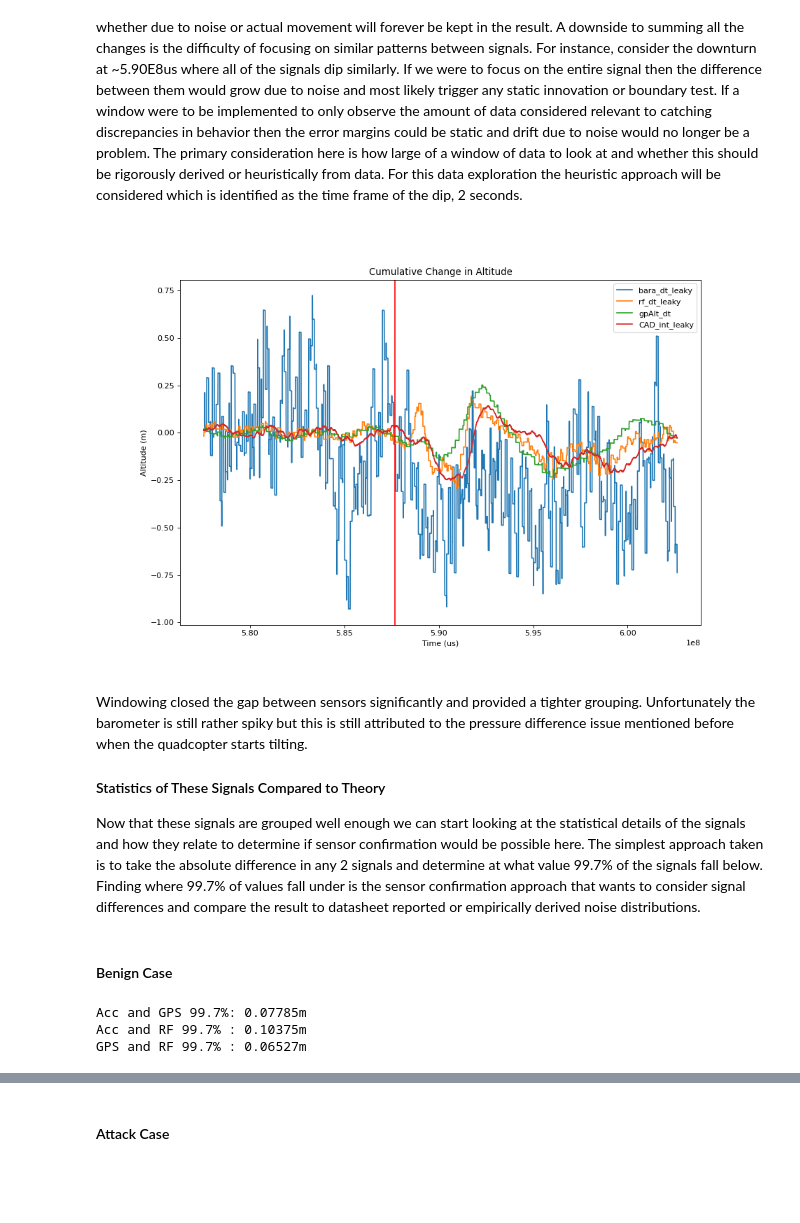
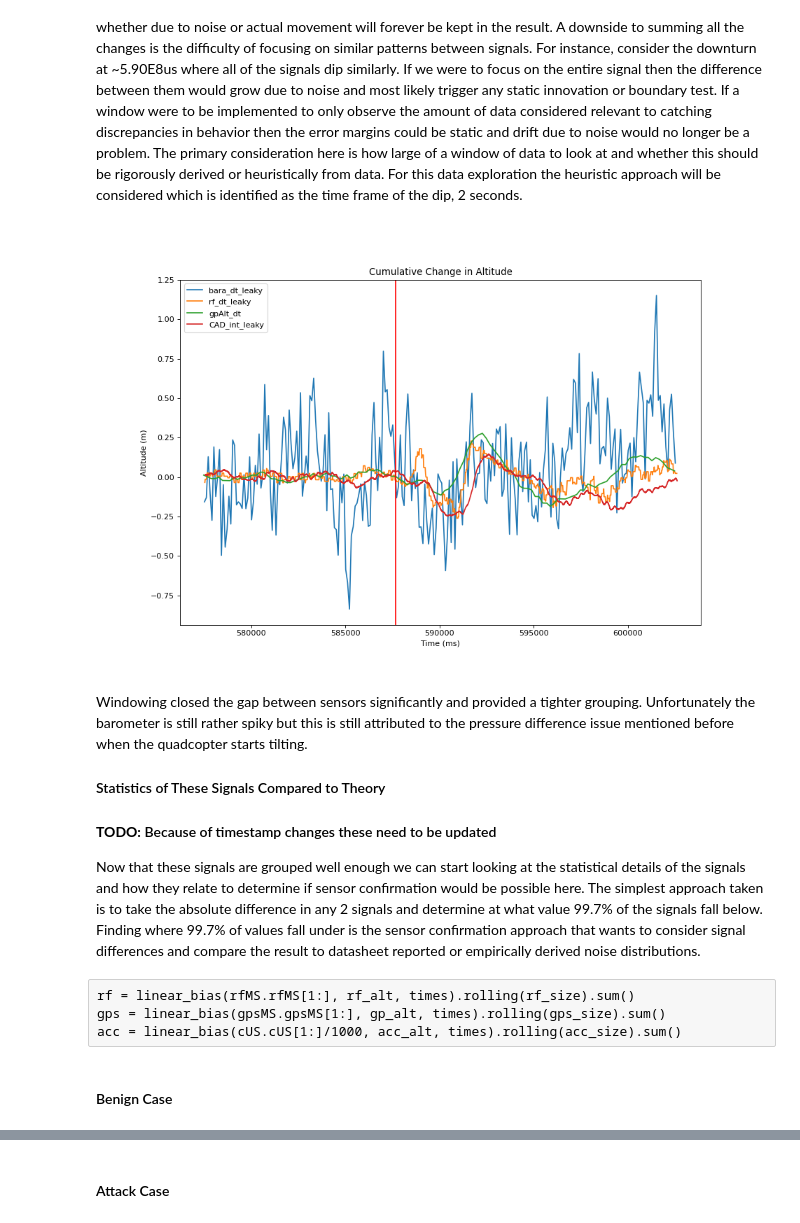
Before and after one commit to BaileySri/Practical-Software-Defense-for-GPS-Spoofing-on-a-Hobby-UAV-Offline, a Jupyter notebook: notebooks/0.1-bks-attack-idle.ipynb, the cells around one changed output, grey strips where cells are left out. Saved outputs shown, nothing was run; the diff lists cells and outputs as text; code cells hidden in the pictures; blank space fills up the shorter version.

Commit message:
More timestamp fixes

```diff
--- a/notebooks/0.1-bks-attack-idle.ipynb
+++ b/notebooks/0.1-bks-attack-idle.ipynb
@@ -241,13 +265,16 @@ and consider in-flight biasing at another time.
 #mission without any attack
 from confirmation.process import linear_bias
 
-indices = [0, 4573]
-simple_time_plot(df.TimeUS[1:],
-                 [linear_bias(df.TimeUS[1:], bar_alt, indices).cumsum(),
-                  linear_bias(df.TimeUS[1:], rf_alt, indices).cumsum(),
-                  linear_bias(df.TimeUS[1:], gp_alt, indices).cumsum(),
-                  linear_bias(df.TimeUS[1:], acc_alt, indices).cumsum()],
-                 atk=587680045,
+times = [0, atk/1000]
+simple_time_plot([barms.barms[1:],
+                  rfMS.rfMS[1:],
+                  gpsMS.gpsMS[1:],
+                  cUS.cUS[1:]/1000],
+                 [linear_bias(barms.barms[1:], bar_alt, times).cumsum(),
+                  linear_bias(rfMS.rfMS[1:], rf_alt, times).cumsum(),
+                  linear_bias(gpsMS.gpsMS[1:], gp_alt, times).cumsum(),
+                  linear_bias(cUS.cUS[1:]/1000, acc_alt, times).cumsum()],
+                 atk=atk/1000,
                 title="Cumulative Change in Altitude",
-                units=["us","Altitude (m)"])
+                units=["ms","Altitude (m)"])
 # %% [output]
@@ -285,19 +312,25 @@ approach will be considered which is identified as the time frame of the dip,
 # %%
 from math import floor
 
-window_size = floor(2000000/df.TimeUS.diff().mean()) #Data points in 2s
+#Each signal has different window size
+acc_size = floor(2000000/cUS.cUS.diff().mean())
+rf_size = floor(2000/rfMS.rfMS.diff().mean())
+gps_size = floor(2000/gpsMS.gpsMS.diff().mean())
+bar_size = floor(2000/barms.barms.diff().mean())
 
-indices = [0, 4573]
-simple_time_plot(df.TimeUS[1:],
-                 [linear_bias(df.TimeUS[1:], bar_alt, indices).rolling(window_size).sum(),
-                  linear_bias(df.TimeUS[1:], rf_alt, indices).rolling(window_size).sum(),
-                  linear_bias(df.TimeUS[1:], gp_alt, indices).rolling(window_size).sum(),
-                  linear_bias(df.TimeUS[1:], acc_alt, indices).rolling(window_size).sum()],
-                 atk=587680045,
+simple_time_plot([barms.barms[1:],
+                  rfMS.rfMS[1:],
+                  gpsMS.gpsMS[1:],
+                  cUS.cUS[1:]/1000],
+                 [linear_bias(barms.barms[1:], bar_alt, times).rolling(bar_size).sum(),
+                  linear_bias(rfMS.rfMS[1:], rf_alt, times).rolling(rf_size).sum(),
+                  linear_bias(gpsMS.gpsMS[1:], gp_alt, times).rolling(gps_size).sum(),
+                  linear_bias(cUS.cUS[1:]/1000, acc_alt, times).rolling(acc_size).sum()],
+                 atk=atk/1000,
                 title="Cumulative Change in Altitude",
-                units=["us","Altitude (m)"])
+                units=["ms","Altitude (m)"])
 # %% [output]
-[figure, old version]
+[figure, new version]
 # %% [markdown]
 Windowing closed the gap between sensors significantly and provided a tighter
 grouping. Unfortunately the barometer is still rather spiky but this is still
@@ -305,6 +338,7 @@ attributed to the pressure difference issue mentioned before when the
 quadcopter starts tilting.
 
 #### Statistics of These Signals Compared to Theory
+#### __TODO:__ Because of timestamp changes these need to be updated
 
 Now that these signals are grouped well enough we can start looking at the
 statistical details of the signals and how they relate to determine if sensor
@@ -321,12 +351,6 @@ acc = linear_bias(df.TimeUS[1:], acc_alt, indices).rolling(window_size).sum()
+# %% [raw]
+rf = linear_bias(rfMS.rfMS[1:], rf_alt, times).rolling(rf_size).sum()
+gps = linear_bias(gpsMS.gpsMS[1:], gp_alt, times).rolling(gps_size).sum()
+acc = linear_bias(cUS.cUS[1:]/1000, acc_alt, times).rolling(acc_size).sum()
 # %% [markdown]
 #### Benign Case
-# %%
-#Accelerometer compared to GPS and Rangefinder
-print("Acc and GPS 99.7%%: %.5fm" % np.percentile(abs(acc - gps)[0:4573].dropna(), 99.7))
-print("Acc and RF 99.7%% : %.5fm" % np.percentile(abs(acc - rf)[0:4573].dropna(), 99.7))
-#GPS compared to Rangefinder
-print("GPS and RF 99.7%% : %.5fm" % np.percentile(abs(gps - rf)[0:4573].dropna(), 99.7))
-# %% [output]
-Acc and GPS 99.7%: 0.07785m
-Acc and RF 99.7% : 0.10375m
-GPS and RF 99.7% : 0.06527m
```
Also changed, not shown: parts of 12 cells of this notebook, 2 other files.
